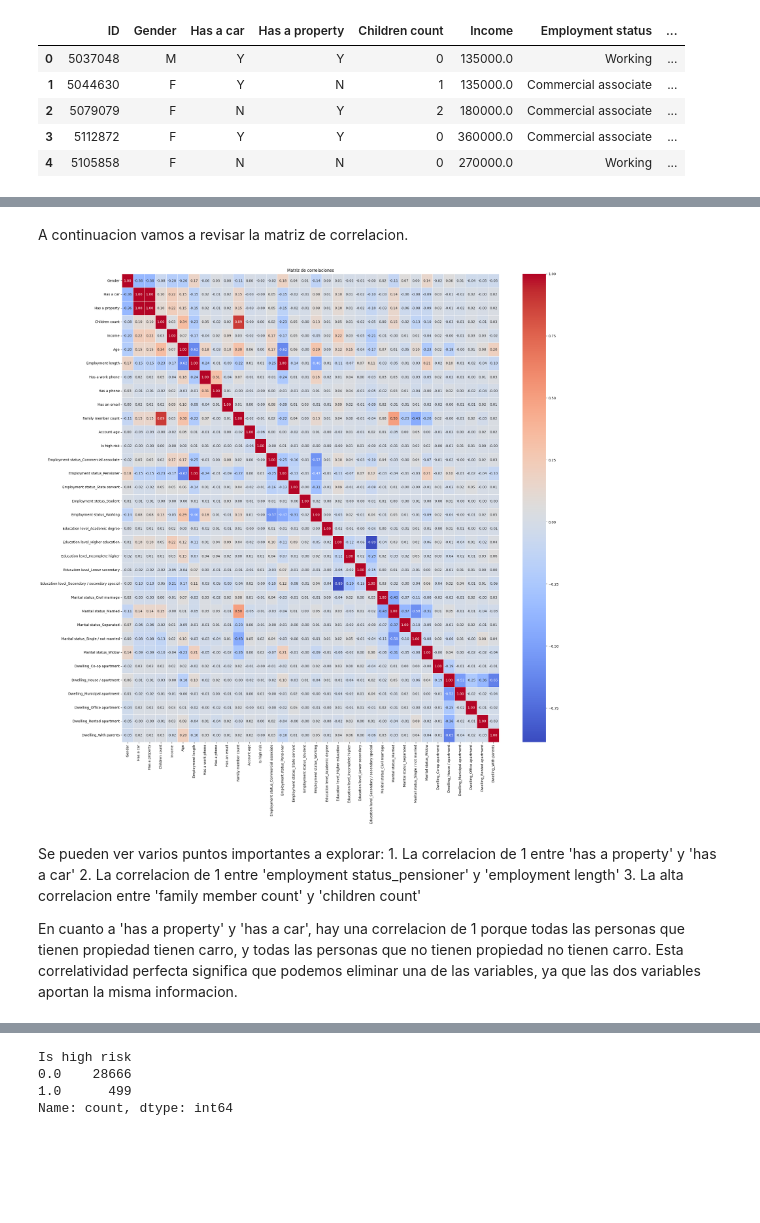
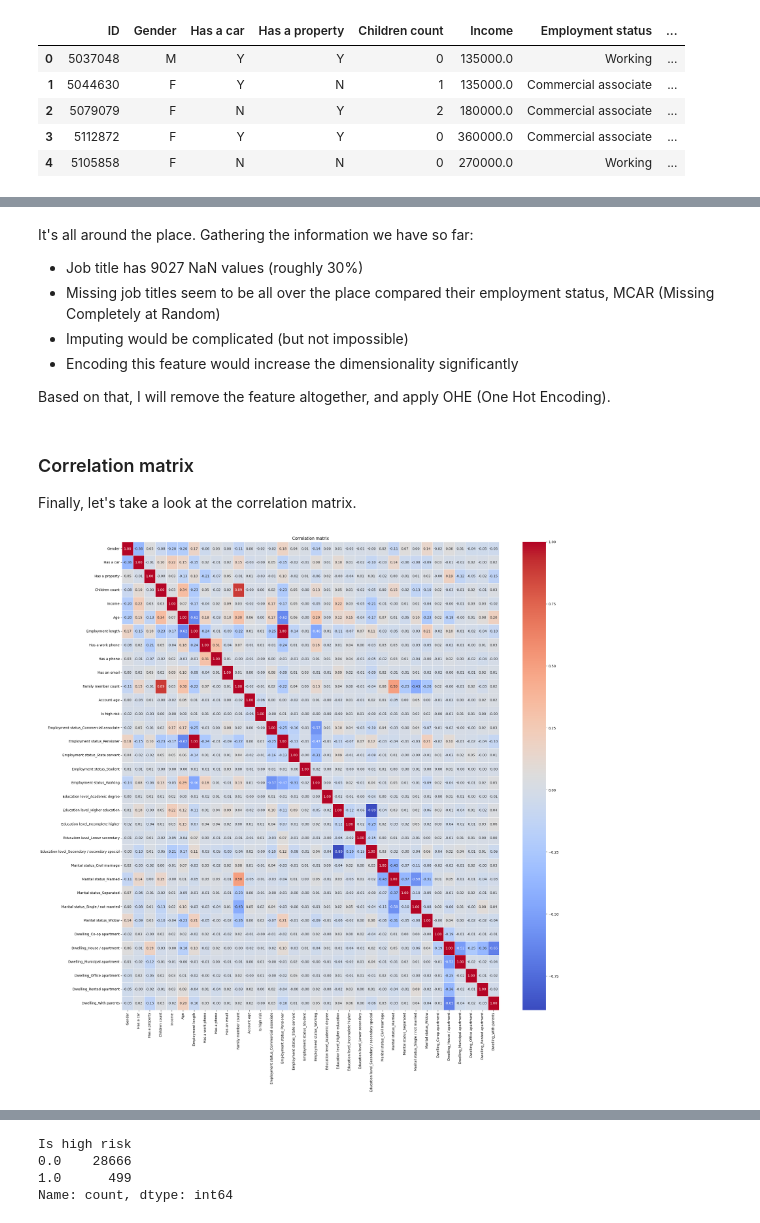
Before and after one commit to Nicotertu/python-notebooks, a Jupyter notebook: machine-learning/Exploring a dataset.ipynb, the cells around one changed output, grey strips where cells are left out. Saved outputs shown, nothing was run; the diff lists cells and outputs as text; code cells hidden in the pictures; blank space fills up the shorter version.

```diff
--- a/machine-learning/Exploring a dataset.ipynb
+++ b/machine-learning/Exploring a dataset.ipynb
@@ -95,17 +116,25 @@ Podemos ver que efectivamente algunas personas sin Job title asignado, tienen Em
+# %% [markdown]
+It's all around the place. Gathering the information we have so far:
+
+  - Job title has 9027 NaN values (roughly 30%)
+  - Missing job titles seem to be all over the place compared their employment status, MCAR (Missing Completely at Random)
+  - Imputing would be complicated (but not impossible)
+  - Encoding this feature would increase the dimensionality significantly
+
+Based on that, I will remove the feature altogether, and apply OHE (One Hot Encoding).
 # %%
 train_df_step3 = train_df_step2.drop(['Job title'], axis=1)
 
 train_df_step4 = pd.get_dummies(train_df_step3, columns=['Employment status', 'Education level', 'Marital status', 'Dwelling'], dtype=int)
-# %% [markdown]
-A continuacion vamos a revisar la matriz de correlacion.
-# %%
-corr_matrix(train_df_step4)
-# %% [output]
-[figure, removed]
-# %% [markdown]
-Se pueden ver varios puntos importantes a explorar:
-    1. La correlacion de 1 entre 'has a property' y 'has a car'
-    2. La correlacion de 1 entre 'employment status_pensioner' y 'employment length'
-    3. La alta correlacion entre 'family member count' y 'children count'
-
-En cuanto a 'has a property' y 'has a car', hay una correlacion de 1 porque todas las personas que tienen propiedad tienen carro, y todas las personas que no tienen propiedad no tienen carro. Esta correlatividad perfecta significa que podemos eliminar una de las variables, ya que las dos variables aportan la misma informacion.
+# %% [markdown]
+### Correlation matrix
+Finally, let's take a look at the correlation matrix.
+# %%
+correlation_matrix = train_df_step4.corr()
+
+plt.figure(figsize=(25,25))
+sns.heatmap(correlation_matrix, annot=True, cmap='coolwarm', fmt=".2f", linewidths=0.5)
+plt.title('Correlation matrix')
+plt.show()
+# %% [output]
+[figure, added]
```
Also changed, not shown: parts of 57 cells of this notebook.
